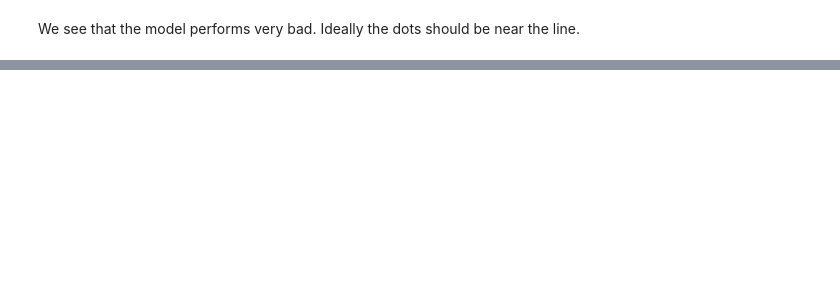
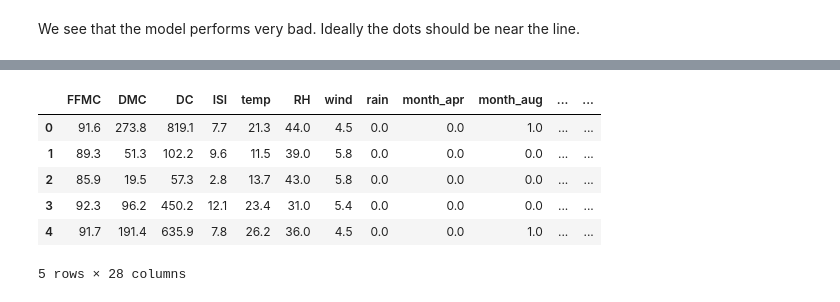
Before and after one commit to Lexie88rus/regression_techniques, a Jupyter notebook: smoter-demo.ipynb, the cells around one changed output, grey strips where cells are left out. Saved outputs shown, nothing was run; the diff lists cells and outputs as text; code cells hidden in the pictures; blank space fills up the shorter version.

```diff
--- a/smoter-demo.ipynb
+++ b/smoter-demo.ipynb
@@ -195,0 +250,10 @@ SmoteR(test, 'c', th = 0.999, o = 200, u = 300, k = 3, categorical_col = ['b'])
+# %%
+D.head()
+# %% [output]
+|  | FFMC | DMC | DC | ISI | temp | RH | wind | rain | month_apr | month_aug | ... | ... |
+| 0 | 91.6 | 273.8 | 819.1 | 7.7 | 21.3 | 44.0 | 4.5 | 0.0 | 0.0 | 1.0 | ... | ... |
+| 1 | 89.3 | 51.3 | 102.2 | 9.6 | 11.5 | 39.0 | 5.8 | 0.0 | 0.0 | 0.0 | ... | ... |
+| 2 | 85.9 | 19.5 | 57.3 | 2.8 | 13.7 | 43.0 | 5.8 | 0.0 | 0.0 | 0.0 | ... | ... |
+| 3 | 92.3 | 96.2 | 450.2 | 12.1 | 23.4 | 31.0 | 5.4 | 0.0 | 0.0 | 0.0 | ... | ... |
+| 4 | 91.7 | 191.4 | 635.9 | 7.8 | 26.2 | 36.0 | 4.5 | 0.0 | 0.0 | 1.0 | ... | ... |
+5 rows × 28 columns
```
Also changed, not shown: parts of 15 cells of this notebook.
